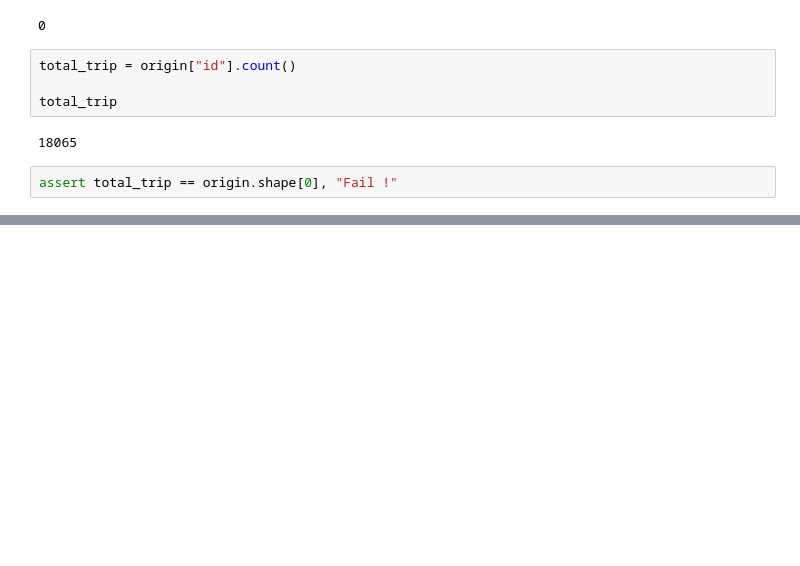
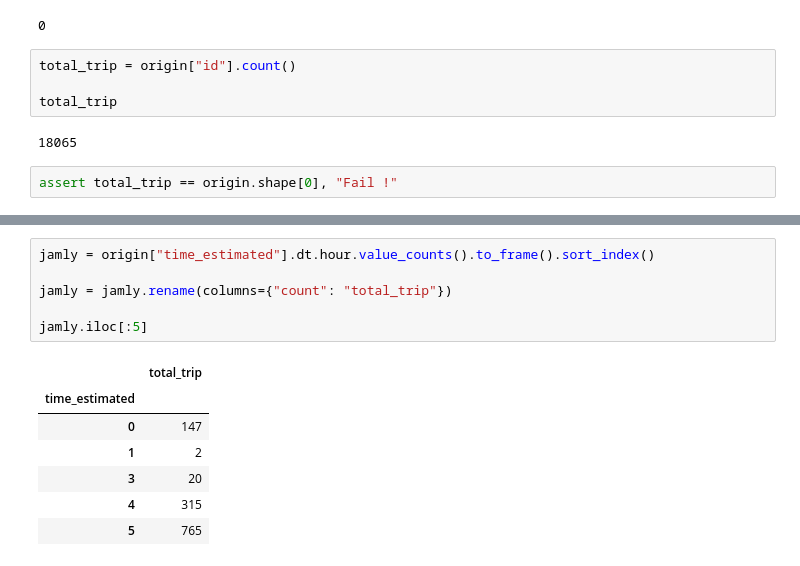
Before and after one commit to Kelnit/Year, a Jupyter notebook: Year.ipynb, the cells around one changed output, grey strips where cells are left out. Saved outputs shown, nothing was run; the diff lists cells and outputs as text; blank space fills up the shorter version.

```diff
--- a/Year.ipynb
+++ b/Year.ipynb
@@ -71,0 +94,14 @@ assert total_trip == origin.shape[0], "Fail !"
+# %%
+jamly = origin["time_estimated"].dt.hour.value_counts().to_frame().sort_index()
+
+jamly = jamly.rename(columns={"count": "total_trip"})
+
+jamly.iloc[:5]
+# %% [output]
+|  | total_trip |
+| time_estimated |  |
+| 0 | 147 |
+| 1 | 2 |
+| 3 | 20 |
+| 4 | 315 |
+| 5 | 765 |
```
Also changed, not shown: parts of 9 cells of this notebook.
